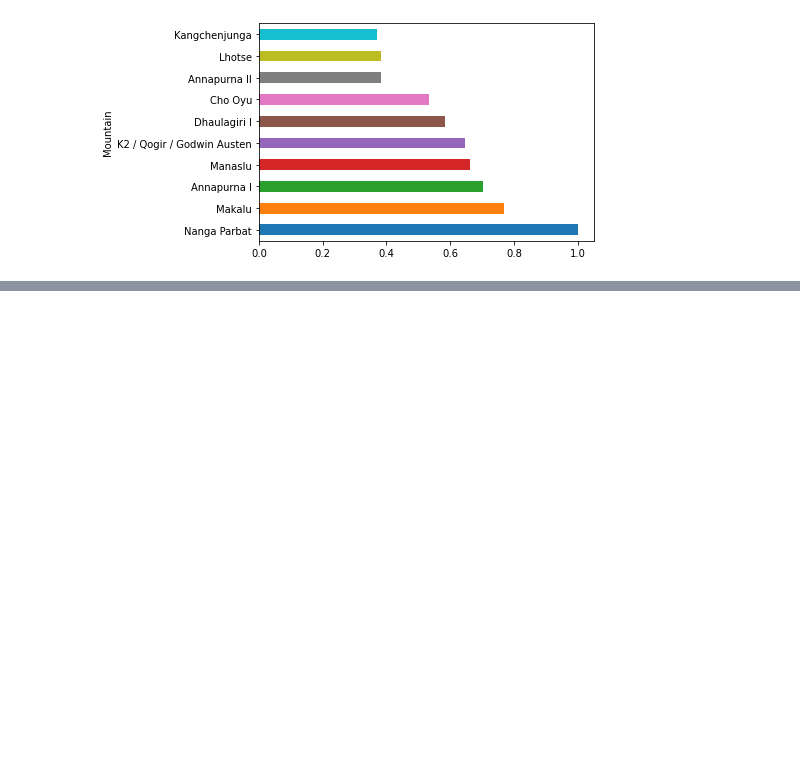
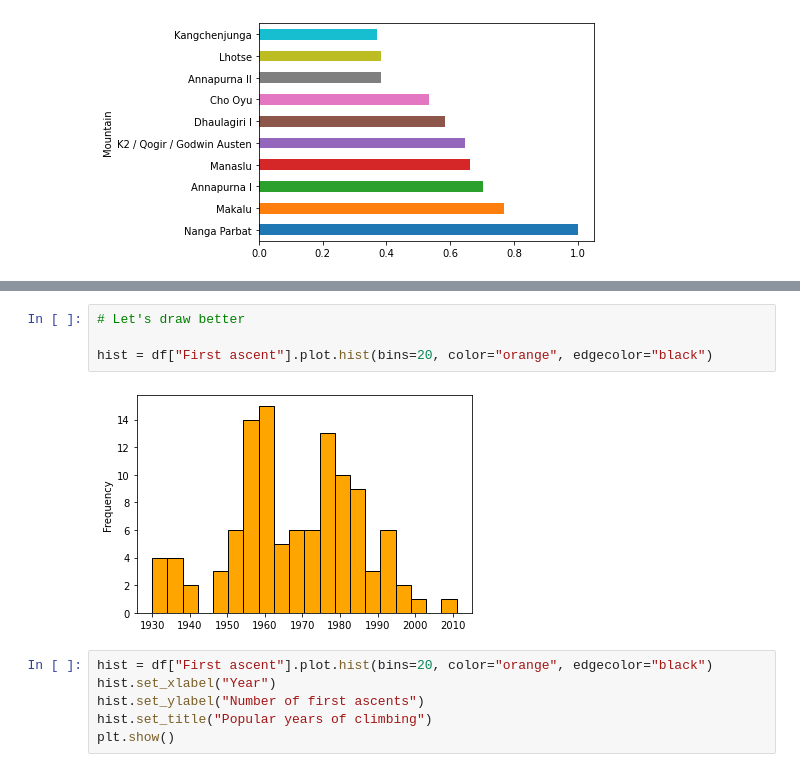
Before and after one commit to maungmoemyint/course1sub05unit02, a Jupyter notebook: Mountains.ipynb, the cells around one changed output, grey strips where cells are left out. Saved outputs shown, nothing was run; the diff lists cells and outputs as text; blank space fills up the shorter version.

```diff
--- a/Mountains.ipynb
+++ b/Mountains.ipynb
@@ -453,0 +470,12 @@ plt.show(bar_plot)
+# %%
+# Let's draw better
+
+hist = df["First ascent"].plot.hist(bins=20, color="orange", edgecolor="black")
+# %% [output]
+[figure, added]
+# %%
+hist = df["First ascent"].plot.hist(bins=20, color="orange", edgecolor="black")
+hist.set_xlabel("Year")
+hist.set_ylabel("Number of first ascents")
+hist.set_title("Popular years of climbing")
+plt.show()
```
Also changed, not shown: parts of 4 cells of this notebook, 2 other files.
